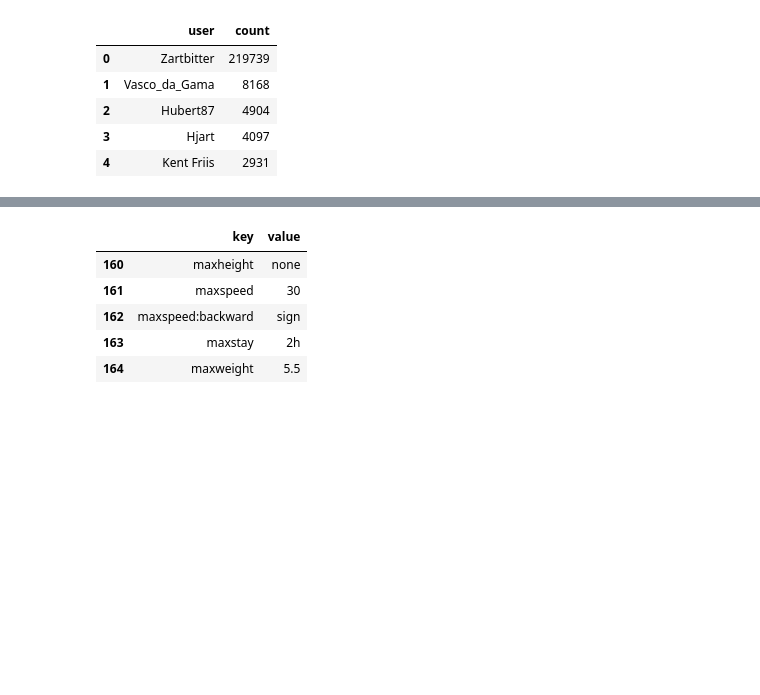
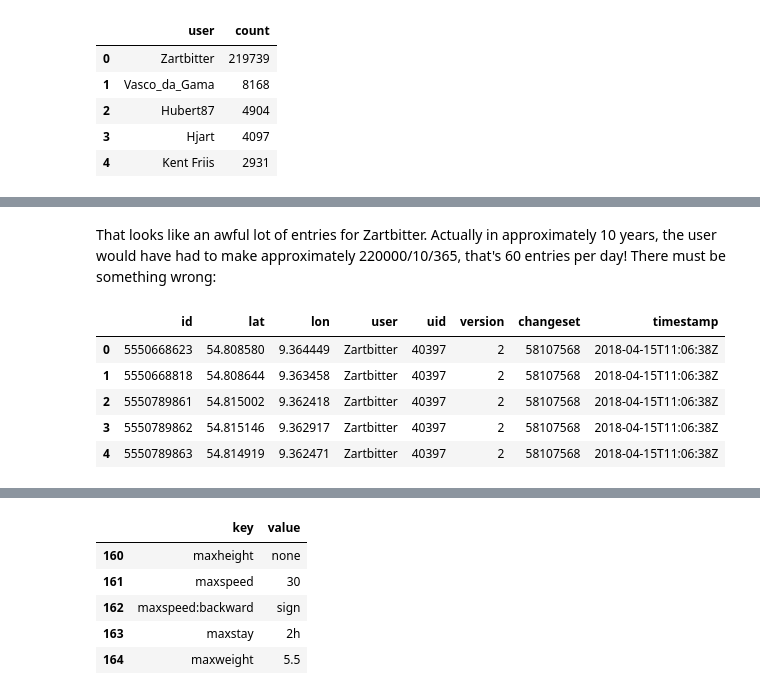
Before and after one commit to hstoefen/osm_project, a Jupyter notebook: osm_project.ipynb, the cells around one changed output, grey strips where cells are left out. Saved outputs shown, nothing was run; the diff lists cells and outputs as text; code cells hidden in the pictures; blank space fills up the shorter version.

Commit message:
added a few cells on the "Zartbitter" problem

```diff
--- a/osm_project.ipynb
+++ b/osm_project.ipynb
@@ -215,0 +222,16 @@ We have a clear winner: Zartbitter contributed the most by a big margin!
+# %% [markdown]
+That looks like an awful lot of entries for Zartbitter. Actually in approximately 10 years, the user would have had to make approximately 220000/10/365, that's 60 entries per day! There must be something wrong:
+# %%
+QUERY = "SELECT * FROM nodes WHERE user='Zartbitter' ORDER BY timestamp DESC LIMIT 100;"
+c.execute(QUERY)
+rows = c.fetchall()
+
+df = pd.DataFrame(rows, columns=['id','lat','lon','user','uid','version','changeset','timestamp'])
+df.head()
+# %% [output]
+|  | id | lat | lon | user | uid | version | changeset | timestamp |
+| 0 | 5550668623 | 54.808580 | 9.364449 | Zartbitter | 40397 | 2 | 58107568 | 2018-04-15T11:06:38Z |
+| 1 | 5550668818 | 54.808644 | 9.363458 | Zartbitter | 40397 | 2 | 58107568 | 2018-04-15T11:06:38Z |
+| 2 | 5550789861 | 54.815002 | 9.362418 | Zartbitter | 40397 | 2 | 58107568 | 2018-04-15T11:06:38Z |
+| 3 | 5550789862 | 54.815146 | 9.362917 | Zartbitter | 40397 | 2 | 58107568 | 2018-04-15T11:06:38Z |
+| 4 | 5550789863 | 54.814919 | 9.362471 | Zartbitter | 40397 | 2 | 58107568 | 2018-04-15T11:06:38Z |
```
Also changed, not shown: parts of 10 cells of this notebook.
